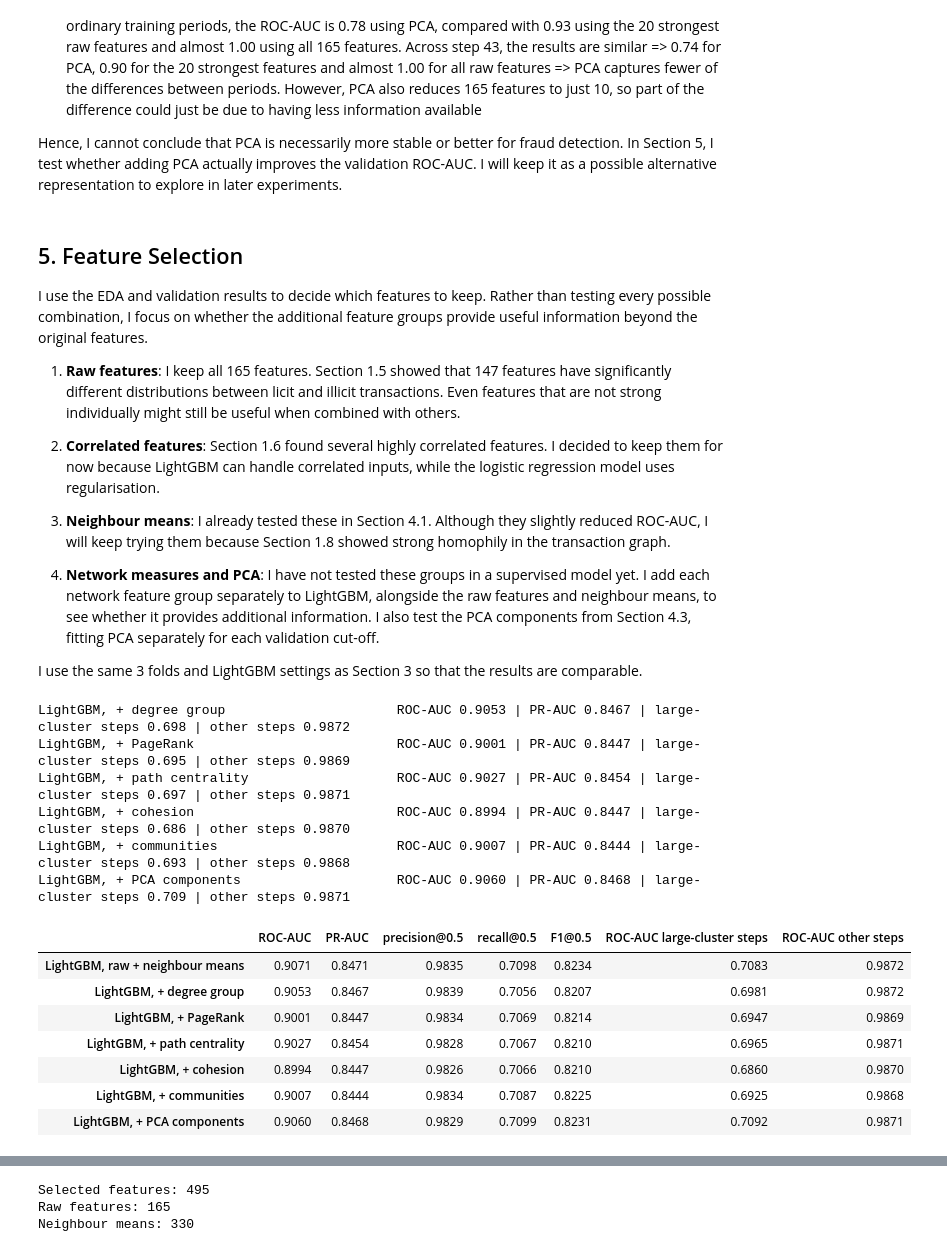
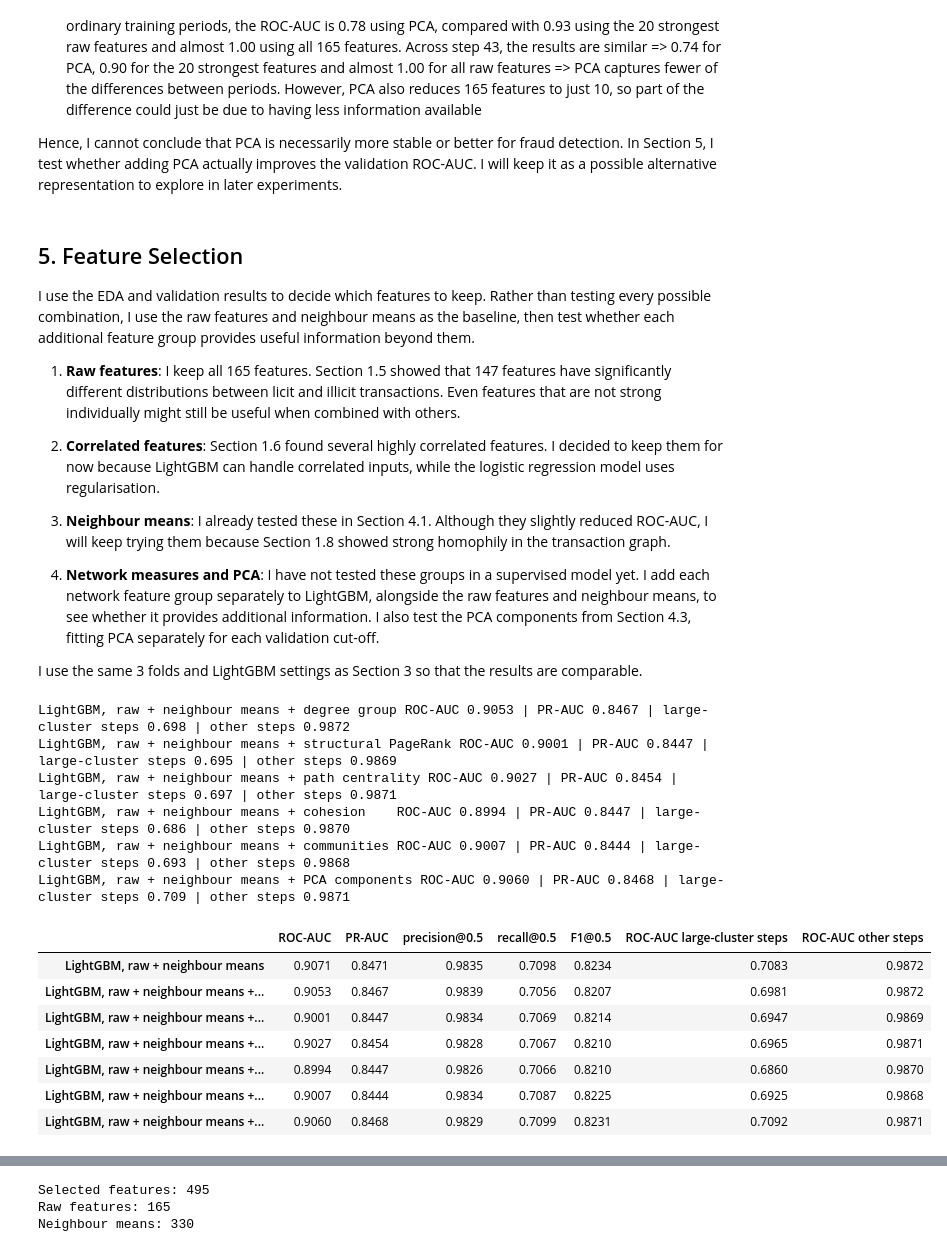
Before and after one commit to lyciayeo/bt4012-kaggle, a Jupyter notebook: e1155604.ipynb, the cells around one changed output, grey strips where cells are left out. Drawn from its saved outputs; the diff is of its cells as text; code cells hidden in the pictures.

```diff
--- a/e1155604.ipynb
+++ b/e1155604.ipynb
@@ -1900,7 +1900,7 @@ for c in range(n_components):
 # group the network measures
 GRAPH_GROUPS = {
     "degree group": ["g_in_deg", "g_out_deg", "g_source", "g_sink"],
-    "PageRank": ["g_pagerank", "g_pagerank_rev"],
+    "structural PageRank": ["g_pagerank", "g_pagerank_rev"],
     "path centrality": ["g_betweenness", "g_closeness", "g_eigen"],
     "cohesion": ["g_clustering", "g_triangles", "g_core"],
     "communities": ["g_comm_size", "g_comm_density", "g_comm_inside_share"]
@@ -2040,7 +2040,7 @@ pd.Series(change).unstack().round(3)
 Hence, I cannot conclude that PCA is necessarily more stable or better for fraud detection. In Section 5, I test whether adding PCA actually improves the validation ROC-AUC. I will keep it as a possible alternative representation to explore in later experiments.
 # %% [markdown]
 ## 5. Feature Selection
-I use the EDA and validation results to decide which features to keep. Rather than testing every possible combination, I focus on whether the additional feature groups provide useful information beyond the original features.
+I use the EDA and validation results to decide which features to keep. Rather than testing every possible combination, I use the raw features and neighbour means as the baseline, then test whether each additional feature group provides useful information beyond them.
 1. **Raw features**: I keep all 165 features. Section 1.5 showed that 147 features have significantly different distributions between licit and illicit transactions. Even features that are not strong individually might still be useful when combined with others.
 
 2. **Correlated features**: Section 1.6 found several highly correlated features. I decided to keep them for now because LightGBM can handle correlated inputs, while the logistic regression model uses regularisation.
@@ -2056,7 +2056,7 @@ fs_names = []
 
 # test each group of network features separately
 for group, cols in GRAPH_GROUPS.items():
-    name = f"LightGBM, + {group}"
+    name = f"LightGBM, raw + neighbour means + {group}"
     use = BASE_FEATS + cols
 
     MODELS[name] = (group, lgb.LGBMClassifier(**LGBM_PARAMS), use, [0, 1, 2])
@@ -2078,46 +2078,46 @@ for group, cols in GRAPH_GROUPS.items():
     add_results(name)
     fs_names.append(name)
 
 
 # test PCA, using the PCA fitted for each cut-off in Section 4.3
-name = "LightGBM, + PCA components"
+name = "LightGBM, raw + neighbour means + PCA components"
 PREDS[name] = {}
 
 for cutoff in CUTOFFS:
     train_rows = L[L["time_step"] <= cutoff]
     val_rows = L[L["time_step"].isin(PRED_WINDOWS[cutoff])]
 
     X_train = pd.concat([train_rows[BASE_FEATS], PCA_FEATURES[cutoff].loc[train_rows.index]], axis=1)
     X_val = pd.concat([val_rows[BASE_FEATS], PCA_FEATURES[cutoff].loc[val_rows.index]], axis=1)
 
     seed_scores = []
     for seed in [0, 1, 2]:
         model = lgb.LGBMClassifier(**LGBM_PARAMS, random_state=seed)
         model.fit(X_train, train_rows["label"].astype(int))
         seed_scores.append(model.predict_proba(X_val)[:, 1])
 
     PREDS[name][cutoff] = np.mean(seed_scores, axis=0)
 
 add_results(name)
 fs_names.append(name)
 
 # compare the results with the raw + neighbour features
 display(pd.DataFrame(SUMMARY).T.loc[["LightGBM, raw + neighbour means"] + fs_names, COLUMNS].round(4))
 # %% [output]
-LightGBM, + degree group                      ROC-AUC 0.9053 | PR-AUC 0.8467 | large-cluster steps 0.698 | other steps 0.9872
-LightGBM, + PageRank                          ROC-AUC 0.9001 | PR-AUC 0.8447 | large-cluster steps 0.695 | other steps 0.9869
-LightGBM, + path centrality                   ROC-AUC 0.9027 | PR-AUC 0.8454 | large-cluster steps 0.697 | other steps 0.9871
-LightGBM, + cohesion                          ROC-AUC 0.8994 | PR-AUC 0.8447 | large-cluster steps 0.686 | other steps 0.9870
-LightGBM, + communities                       ROC-AUC 0.9007 | PR-AUC 0.8444 | large-cluster steps 0.693 | other steps 0.9868
-LightGBM, + PCA components                    ROC-AUC 0.9060 | PR-AUC 0.8468 | large-cluster steps 0.709 | other steps 0.9871
+LightGBM, raw + neighbour means + degree group ROC-AUC 0.9053 | PR-AUC 0.8467 | large-cluster steps 0.698 | other steps 0.9872
+LightGBM, raw + neighbour means + structural PageRank ROC-AUC 0.9001 | PR-AUC 0.8447 | large-cluster steps 0.695 | other steps 0.9869
+LightGBM, raw + neighbour means + path centrality ROC-AUC 0.9027 | PR-AUC 0.8454 | large-cluster steps 0.697 | other steps 0.9871
+LightGBM, raw + neighbour means + cohesion    ROC-AUC 0.8994 | PR-AUC 0.8447 | large-cluster steps 0.686 | other steps 0.9870
+LightGBM, raw + neighbour means + communities ROC-AUC 0.9007 | PR-AUC 0.8444 | large-cluster steps 0.693 | other steps 0.9868
+LightGBM, raw + neighbour means + PCA components ROC-AUC 0.9060 | PR-AUC 0.8468 | large-cluster steps 0.709 | other steps 0.9871
 |  | ROC-AUC | PR-AUC | precision@0.5 | recall@0.5 | F1@0.5 | ROC-AUC large-cluster steps | ROC-AUC other steps |
 | LightGBM, raw + neighbour means | 0.9071 | 0.8471 | 0.9835 | 0.7098 | 0.8234 | 0.7083 | 0.9872 |
-| LightGBM, + degree group | 0.9053 | 0.8467 | 0.9839 | 0.7056 | 0.8207 | 0.6981 | 0.9872 |
-| LightGBM, + PageRank | 0.9001 | 0.8447 | 0.9834 | 0.7069 | 0.8214 | 0.6947 | 0.9869 |
-| LightGBM, + path centrality | 0.9027 | 0.8454 | 0.9828 | 0.7067 | 0.8210 | 0.6965 | 0.9871 |
-| LightGBM, + cohesion | 0.8994 | 0.8447 | 0.9826 | 0.7066 | 0.8210 | 0.6860 | 0.9870 |
-| LightGBM, + communities | 0.9007 | 0.8444 | 0.9834 | 0.7087 | 0.8225 | 0.6925 | 0.9868 |
-| LightGBM, + PCA components | 0.9060 | 0.8468 | 0.9829 | 0.7099 | 0.8231 | 0.7092 | 0.9871 |
+| LightGBM, raw + neighbour means +... | 0.9053 | 0.8467 | 0.9839 | 0.7056 | 0.8207 | 0.6981 | 0.9872 |
+| LightGBM, raw + neighbour means +... | 0.9001 | 0.8447 | 0.9834 | 0.7069 | 0.8214 | 0.6947 | 0.9869 |
+| LightGBM, raw + neighbour means +... | 0.9027 | 0.8454 | 0.9828 | 0.7067 | 0.8210 | 0.6965 | 0.9871 |
+| LightGBM, raw + neighbour means +... | 0.8994 | 0.8447 | 0.9826 | 0.7066 | 0.8210 | 0.6860 | 0.9870 |
+| LightGBM, raw + neighbour means +... | 0.9007 | 0.8444 | 0.9834 | 0.7087 | 0.8225 | 0.6925 | 0.9868 |
+| LightGBM, raw + neighbour means +... | 0.9060 | 0.8468 | 0.9829 | 0.7099 | 0.8231 | 0.7092 | 0.9871 |
 # %% [markdown]
 **Takeaway**
 - None of the network feature groups improve the model. Adding them lowers the average ROC-AUC from 0.907 to between 0.899 and 0.905, mostly because of the large-cluster steps, and none of them help on the other steps either (0.9868 to 0.9872 vs 0.9872). Their individual AUCs were also weak in Section 4.2, and the competition mentions that the actual number of inputs and outputs of a transaction is captured separately among its local features, so some of what these measures describe may already be included. Hence, I leave the network measures out
```
Also changed, not shown: parts of 13 cells of this notebook, 1 other file.
